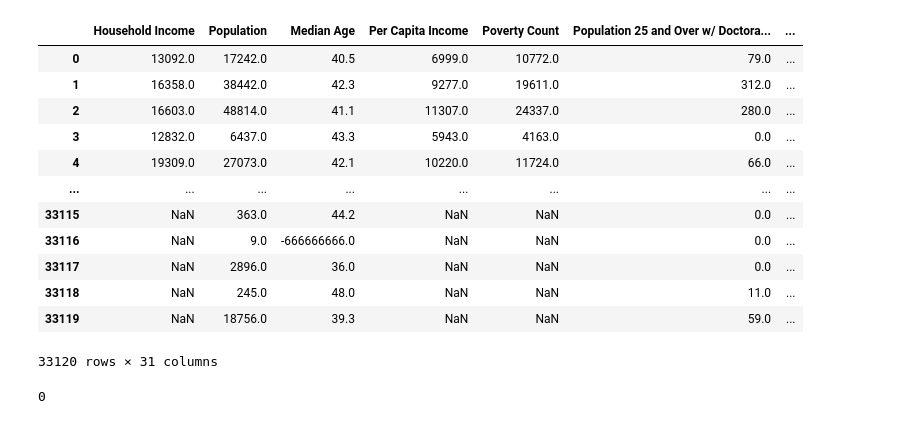
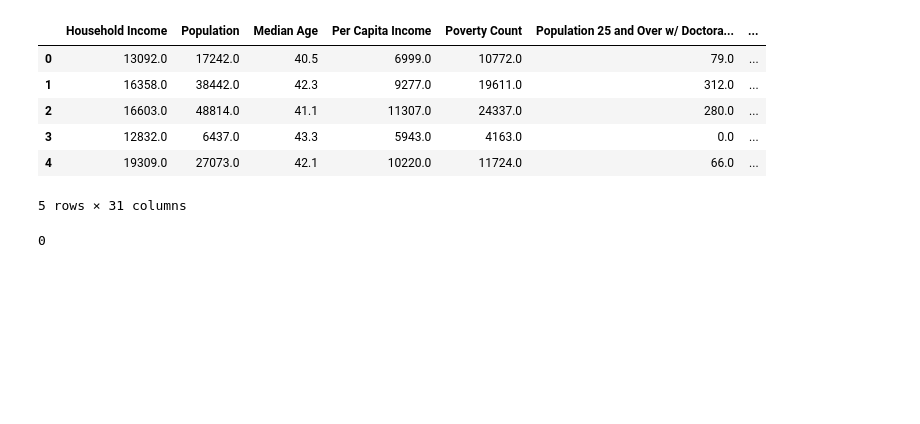
Before and after one commit to JamesRucker/Final_Project_Dilapidation_and_Housing_Prices, a Jupyter notebook: data/Census_Data.ipynb, the cells around one changed output. Cells and saved outputs as stored; diff of their text form; code cells hidden in the pictures; blank space fills up the shorter version.

```diff
--- a/data/Census_Data.ipynb
+++ b/data/Census_Data.ipynb
@@ -28,41 +28,35 @@ census_raw = census_raw.rename(columns={"zip code tabulation area": "Zip Code Ta
                                     "B01002_001E": "Median Age",
                                     "B19013_001E": "Household Income",
                                     "B19301_001E": "Per Capita Income",
                                     "B17001_002E": "Poverty Count",
                                     "B15003_001E": "Population 25 and Over",
                                     "B15003_002E": "Population 25 and Over w/ No Schooling",
                                     "B15003_003E": "Population 25 and Over w/ Nursery School",
                                     "B15003_004E": "Population 25 and Over w/ Kindergarten",
                                     "B15003_016E": "Population 25 and Over w/ 12th Grade, no diploma",
                                     "B15003_017E": "Population 25 and Over w/ Regular High School diploma",
                                     "B15003_018E": "Population 25 and Over w/ GED or alternative credential",
                                     "B15003_019E": "Population 25 and Over w/ Some college, less than 1 year",
                                     "B15003_020E": "Population 25 and Over w/ Some college, 1 or more years",
                                     "B15003_021E": "Population 25 and Over w/ Associate's degree",
                                     "B15003_022E": "Population 25 and Over w/ Bachelor's degree",
                                     "B15003_023E": "Population 25 and Over w/ Master's degree",
                                     "B15003_024E": "Population 25 and Over w/ Professional school degree",
                                     "B15003_025E": "Population 25 and Over w/ Doctorate degree",
                                       })
 
 # Add in Poverty Rate (Poverty Count / Population)
 #census_pd["Poverty Rate (%)"] = 100 * census_pd["Poverty Count"].astype(int) / census_pd["Population"].astype(int)
 # Dataframe to be cleaned is put to screen
-census_raw
+census_raw.head()
 # %% [output]
 |  | Household Income | Population | Median Age | Per Capita Income | Poverty Count | Population 25 and Over w/ Doctora... | ... |
 | 0 | 13092.0 | 17242.0 | 40.5 | 6999.0 | 10772.0 | 79.0 | ... |
 | 1 | 16358.0 | 38442.0 | 42.3 | 9277.0 | 19611.0 | 312.0 | ... |
 | 2 | 16603.0 | 48814.0 | 41.1 | 11307.0 | 24337.0 | 280.0 | ... |
 | 3 | 12832.0 | 6437.0 | 43.3 | 5943.0 | 4163.0 | 0.0 | ... |
 | 4 | 19309.0 | 27073.0 | 42.1 | 10220.0 | 11724.0 | 66.0 | ... |
-| ... | ... | ... | ... | ... | ... | ... | ... |
-| 33115 | NaN | 363.0 | 44.2 | NaN | NaN | 0.0 | ... |
-| 33116 | NaN | 9.0 | -666666666.0 | NaN | NaN | 0.0 | ... |
-| 33117 | NaN | 2896.0 | 36.0 | NaN | NaN | 0.0 | ... |
-| 33118 | NaN | 245.0 | 48.0 | NaN | NaN | 11.0 | ... |
-| 33119 | NaN | 18756.0 | 39.3 | NaN | NaN | 59.0 | ... |
-33120 rows × 31 columns
+5 rows × 31 columns
 # %%
 # Check for duplicate zip codes
 len(census_raw[census_raw.duplicated(["Zip Code Tabulation Area"])])
```
Also changed, not shown: parts of 2 cells of this notebook.
